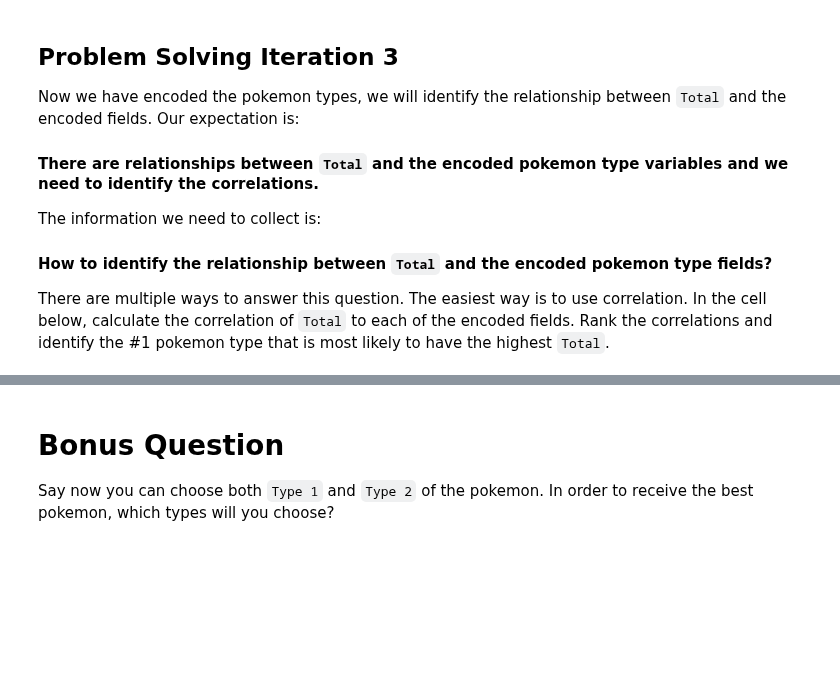
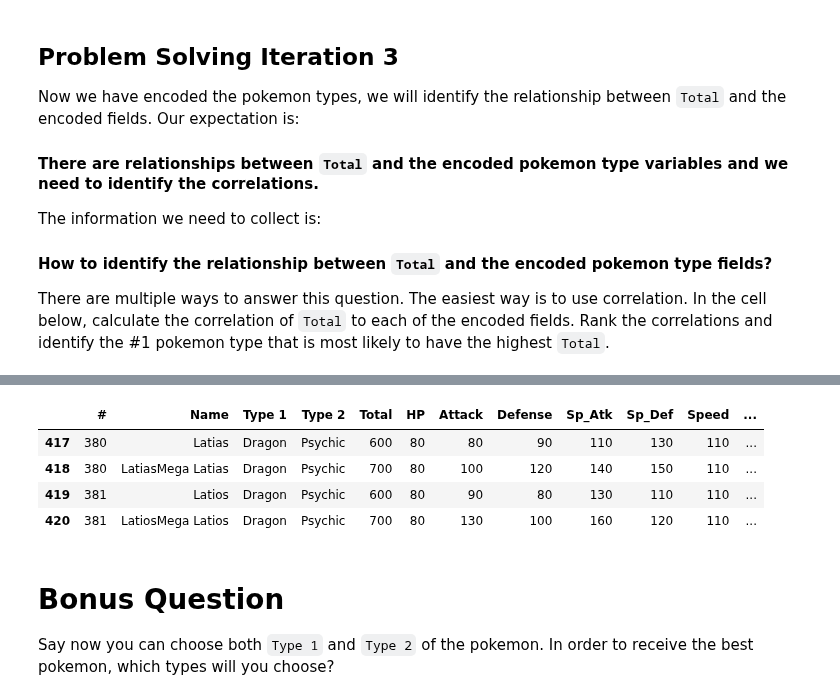
Before and after one commit to ta-data-bcn/lab-df-calculation-and-transformation, a Jupyter notebook: your-code/challenge-2.ipynb, the cells around one changed output, grey strips where cells are left out. Saved outputs shown, nothing was run; the diff lists cells and outputs as text; code cells hidden in the pictures; blank space fills up the shorter version.

```diff
--- a/your-code/challenge-2.ipynb
+++ b/your-code/challenge-2.ipynb
@@ -149,0 +224,9 @@ There are multiple ways to answer this question. The easiest way is to use corre
+# %%
+# I now check all the Pokemons between index 417 and 420
+pokemon.iloc[417:421]
+# %% [output]
+|  | # | Name | Type 1 | Type 2 | Total | HP | Attack | Defense | Sp_Atk | Sp_Def | Speed | ... |
+| 417 | 380 | Latias | Dragon | Psychic | 600 | 80 | 80 | 90 | 110 | 130 | 110 | ... |
+| 418 | 380 | LatiasMega Latias | Dragon | Psychic | 700 | 80 | 100 | 120 | 140 | 150 | 110 | ... |
+| 419 | 381 | Latios | Dragon | Psychic | 600 | 80 | 90 | 80 | 130 | 110 | 110 | ... |
+| 420 | 381 | LatiosMega Latios | Dragon | Psychic | 700 | 80 | 130 | 100 | 160 | 120 | 110 | ... |
```
Also changed, not shown: parts of 7 cells of this notebook, 1 other file.
